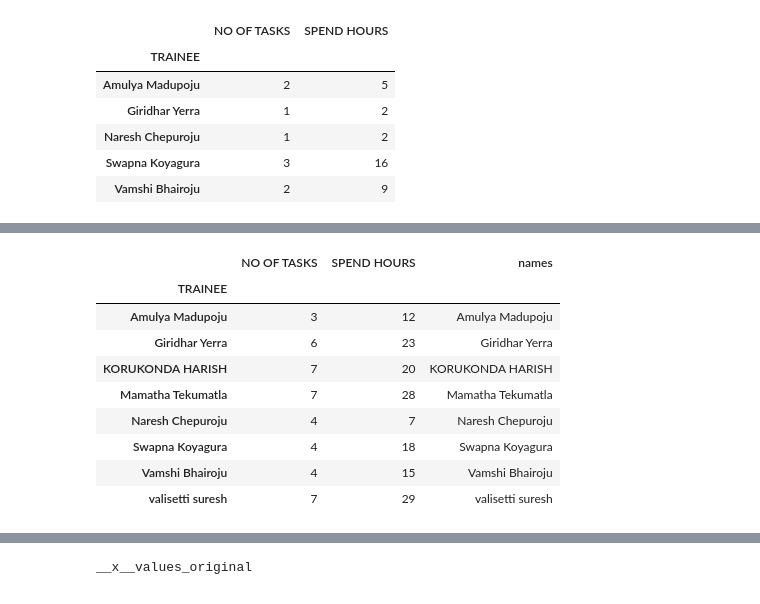
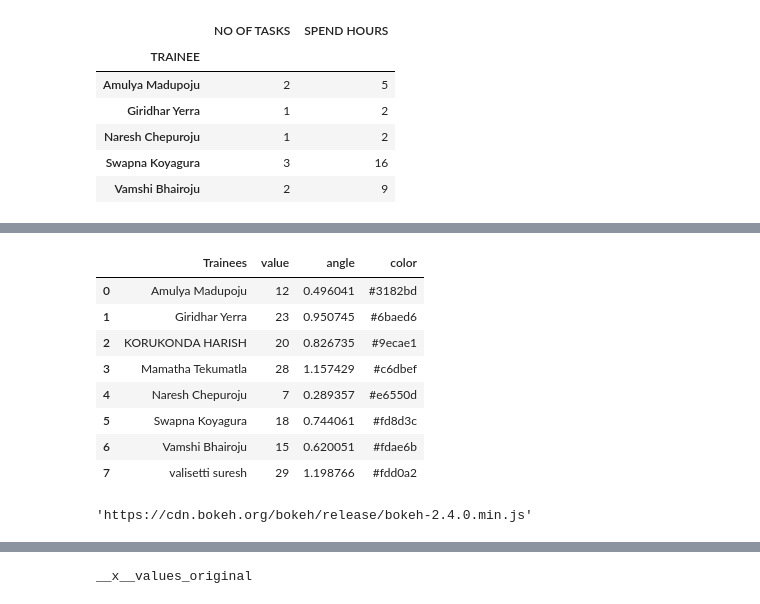
Before and after one commit to DMANTZTec/Tableau-Data-analytics, a Jupyter notebook: Data analytics with python/problems-2/pract.ipynb, the cells around one changed output, grey strips where cells are left out. Cells and saved outputs as stored; diff of their text form; code cells hidden in the pictures.

```diff
--- a/Data analytics with python/problems-2/pract.ipynb
+++ b/Data analytics with python/problems-2/pract.ipynb
@@ -92,19 +94,26 @@ q.plot_bokeh.bar(x =q.index ,y = "NO OF TASKS",line_width = 0.5, alpha=0.7, titl
 q.plot_bokeh.bar(x =q.index ,y = "SPEND HOURS",line_width = 0.5, alpha=0.7, title = "spend hours on MySql in aweek" )
 # %% [output]
 [interactive output not drawn]
-# %%
-w = data.groupby(["TRAINEE"]).sum()
-w1 = w.index.to_numpy()
-w["names"] = w1
-w
-# %% [output]
-|  | NO OF TASKS | SPEND HOURS | names |
-| TRAINEE |  |  |  |
-| Amulya Madupoju | 3 | 12 | Amulya Madupoju |
-| Giridhar Yerra | 6 | 23 | Giridhar Yerra |
-| KORUKONDA HARISH | 7 | 20 | KORUKONDA HARISH |
-| Mamatha Tekumatla | 7 | 28 | Mamatha Tekumatla |
-| Naresh Chepuroju | 4 | 7 | Naresh Chepuroju |
-| Swapna Koyagura | 4 | 18 | Swapna Koyagura |
-| Vamshi Bhairoju | 4 | 15 | Vamshi Bhairoju |
-| valisetti suresh | 7 | 29 | valisetti suresh |
+# %%
+w = data.groupby(["TRAINEE"])["SPEND HOURS"].sum()
+w1 = dict(w)
+w2 = pandas.Series(w1).reset_index(name= "value").rename(columns={"index": "Trainees"})
+w2['angle'] = w2['value']/w2['value'].sum() * 2*pi
+w2['color'] = Category20c[len(w1)]
+w2
+
+# v = df.groupby(["Address", "Beds"])["Price"].sum()
+# v1 = dict(v)
+# v2 = pd.Series(v1).reset_index(name="value").rename(columns={"level_0": "Address", "level_1": "Beds"})
+# # v2['angle'] = v2['value']/v2['value'].sum() * 2*pi
+# v2['color'] = Spectral6
+# %% [output]
+|  | Trainees | value | angle | color |
+| 0 | Amulya Madupoju | 12 | 0.496041 | #3182bd |
+| 1 | Giridhar Yerra | 23 | 0.950745 | #6baed6 |
+| 2 | KORUKONDA HARISH | 20 | 0.826735 | #9ecae1 |
+| 3 | Mamatha Tekumatla | 28 | 1.157429 | #c6dbef |
+| 4 | Naresh Chepuroju | 7 | 0.289357 | #e6550d |
+| 5 | Swapna Koyagura | 18 | 0.744061 | #fd8d3c |
+| 6 | Vamshi Bhairoju | 15 | 0.620051 | #fdae6b |
+| 7 | valisetti suresh | 29 | 1.198766 | #fdd0a2 |
@@ -111 +137,5 @@ w
+# %%
+cdn_js[0]
+# %% [output]
+'https://cdn.bokeh.org/bokeh/release/bokeh-2.4.0.min.js'
 # %%
```
Also changed, not shown: parts of 5 cells of this notebook, 1 other file.
